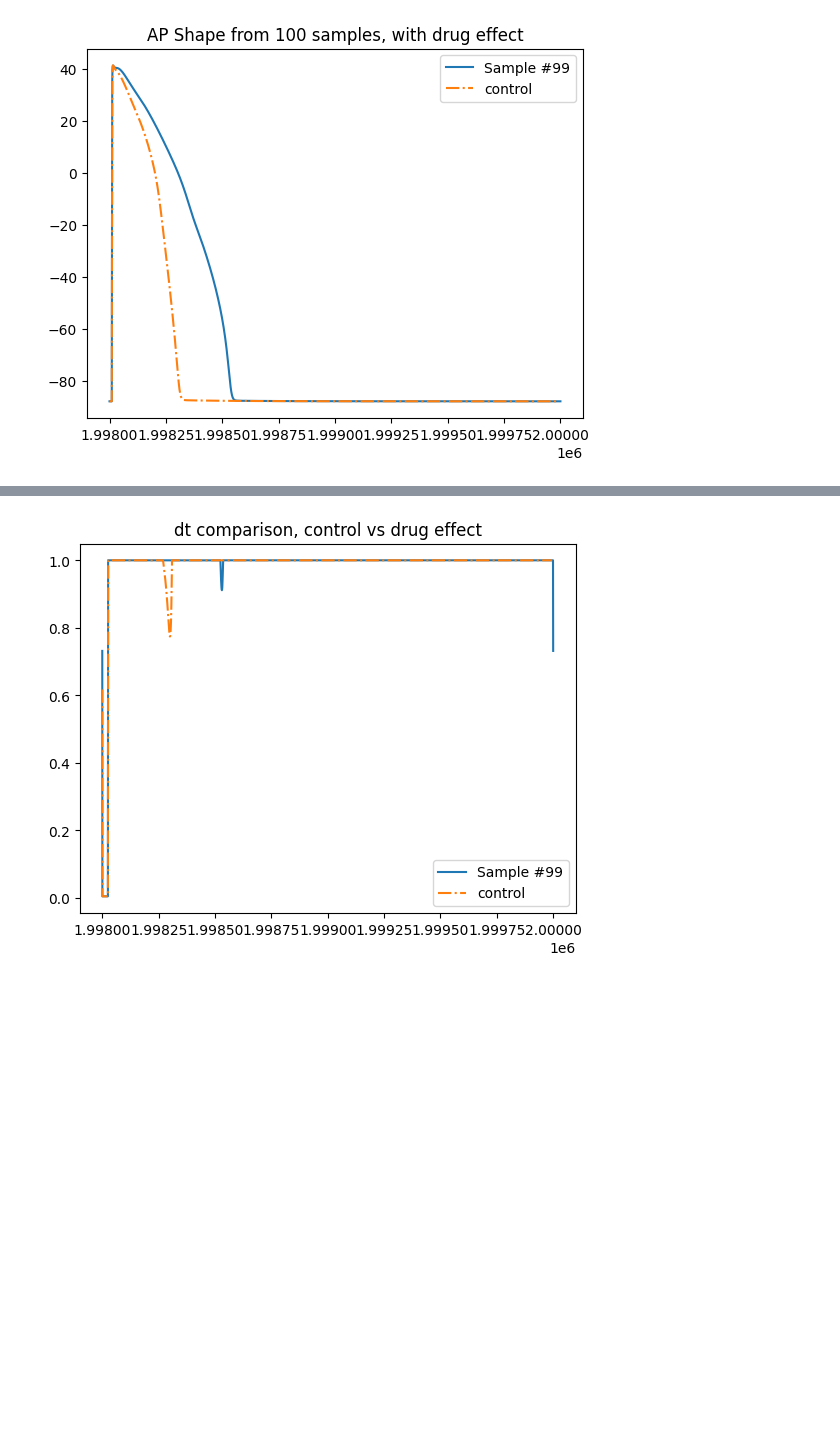
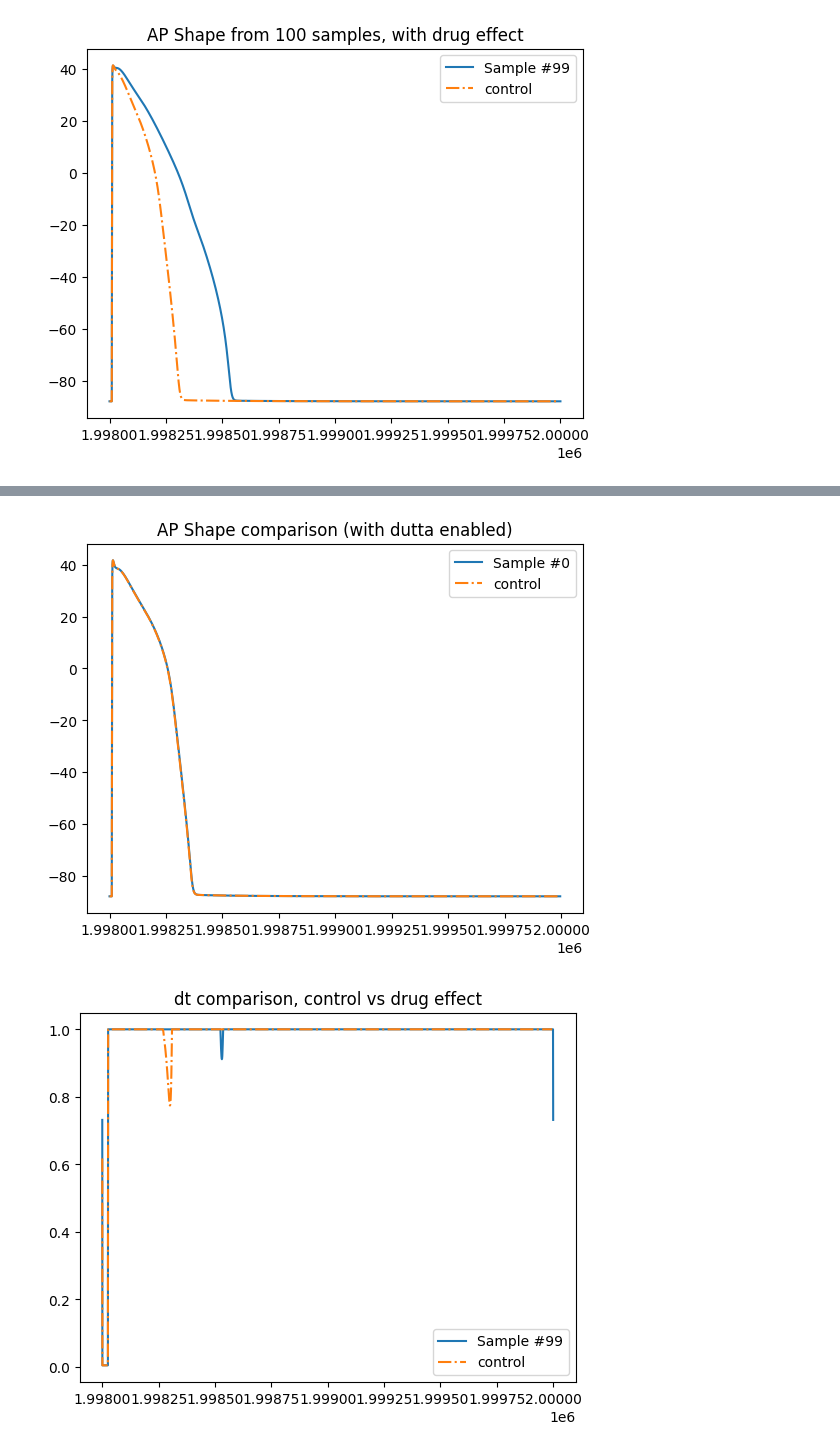
Before and after one commit to kit-cml/tomek_GPU, a Jupyter notebook: bin/result/parse.ipynb, the cells around one changed output, grey strips where cells are left out. Cells and saved outputs as stored; diff of their text form; code cells hidden in the pictures; blank space fills up the shorter version.

Commit message:
enable dutta and test result

```diff
--- a/bin/result/parse.ipynb
+++ b/bin/result/parse.ipynb
@@ -110,3 +126,15 @@ plt.show()
+# %%
+import pandas as pd
+import matplotlib.pyplot as plt
+coredata = pd.read_csv('./sober'+str(0)+'.csv')
+control = pd.read_csv('/home/iga/DrugSimulationComponentGPU/bin/bepridil_0.0000_control.plt', delimiter = " ")
+plt.plot(coredata['time'][:6978], coredata['state'][:6978], label = "Sample #"+str(0))
+plt.plot(control['Time'][:6978], control['v'][:6978], label = "control", linestyle = 'dashdot')
+plt.title("AP Shape comparison (with dutta enabled)")
+plt.legend()
+plt.show()
+# %% [output]
+[figure, added]
 # %%
 plt.plot(coredata['time'][:6978], coredata['dt'][:6978], label = "Sample #"+str(corenum))
 plt.plot(control['time'][:6978], control['dt'][:6978], label = "control", linestyle = 'dashdot')
```
Also changed, not shown: parts of 2 cells of this notebook, 3 other files.
